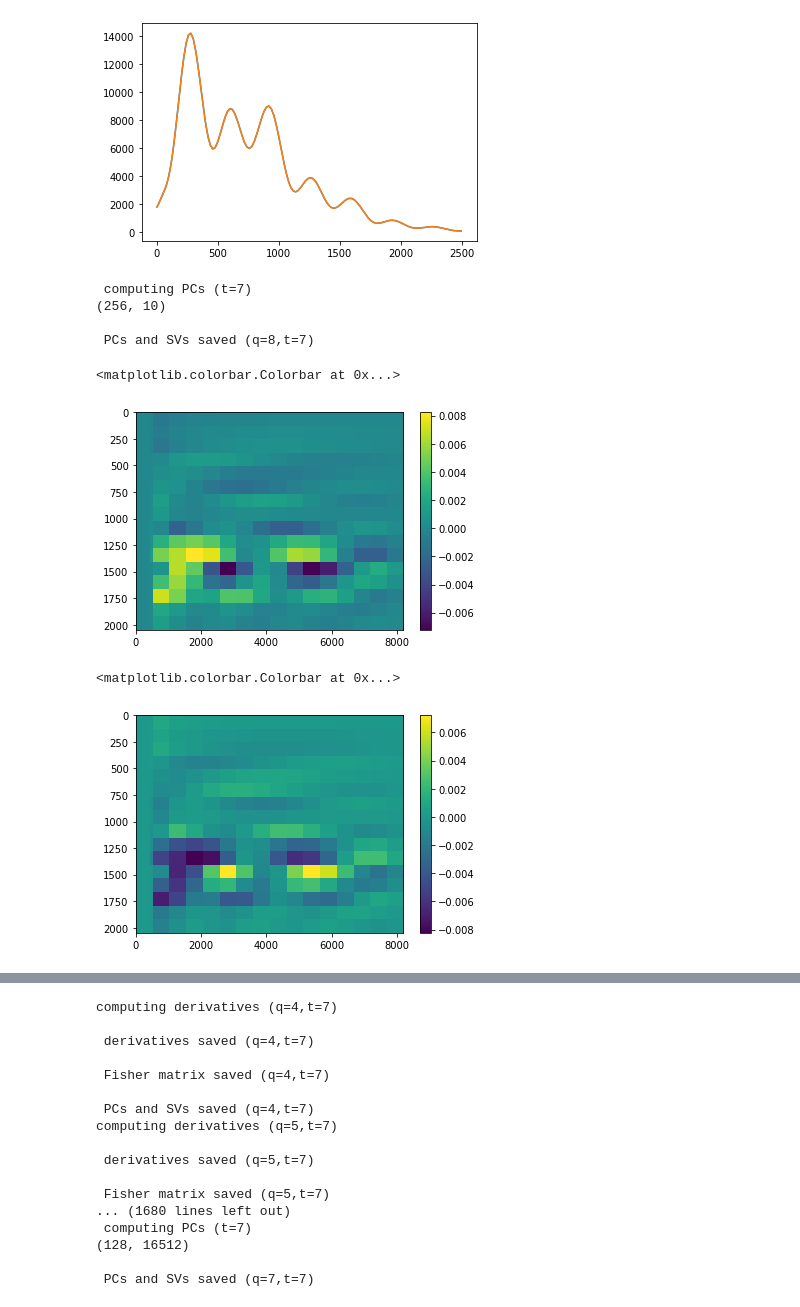
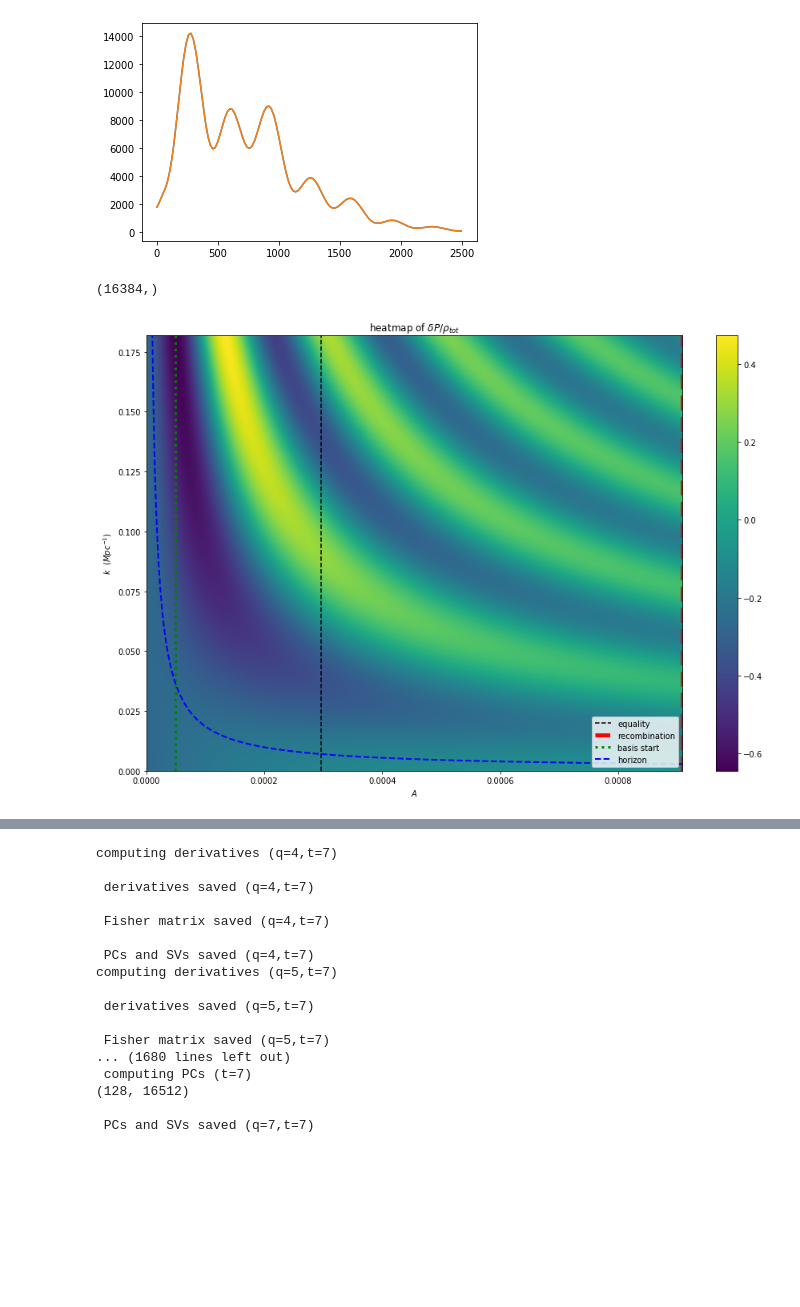
Before and after one commit to aifer4/gdm_pca, a Jupyter notebook: pca.ipynb, the cells around one changed output, grey strips where cells are left out. Cells and saved outputs as stored; diff of their text form; code cells hidden in the pictures; blank space fills up the shorter version.

```diff
--- a/pca.ipynb
+++ b/pca.ipynb
@@ -136,6 +130,39 @@ plt.plot(Cl2)
 # %% [output]
 [<matplotlib.lines.Line2D at 0x...>]
 [figure]
+# %%
+"""TEMPORARY. This code plots the pressure perturbation."""
+
+plt.figure(figsize=(15,10))
+
+a_eq = (OmegaR0/OmegaM0)
+K_Mpc = K/4400
+k_horizon = (np.pi/4)/TAU
+#TAU_Gyr = 14*TAU
+
+
+#label axes
+plt.title(r"heatmap of $\delta P/ \rho_{tot}$")
+plt.xlabel(r'$A$')
+plt.ylabel(r'$k$  $(Mpc^{-1})$')
+
+deltaP_normed = deltaN*(OmegaN/(3*(OmegaB + OmegaC + OmegaG+ OmegaN)))
+plt.imshow(deltaP_normed,extent=[0,a_rec,0,K_Mpc[-1]],
+          aspect='auto', origin='lower')
+plt.colorbar()
+
+# add some guidelines
+plt.axvline(a_eq,color = 'black',linestyle='--')
+plt.axvline(a_rec,color = 'red',linestyle='--',linewidth=5)
+plt.axvline(.00005,color = 'green',linestyle=':',linewidth=3)
+plt.plot(A[::2], k_horizon[::2]/4400, color='blue', linewidth=2, linestyle='--')
+plt.legend(['equality','recombination','basis start', 'horizon'], loc=4)
+np.shape(k_horizon)
+plt.ylim(0, K_Mpc[-1])
+np.shape(A)
+# %% [output]
+(16384,)
+[figure, added]
 # %%
 """Helper functions for cs2 PCA"""
 
@@ -296,24 +323,3 @@ def W_CS2_PCA(q, t, a0):
     pickle.dump(PC_cs2, open("output/w-cs2/cs2PC_q-"+str(q)+"_t-"+str(t)+".p", "wb"))
     pickle.dump(s, open("output/w-cs2/SV_q-"+str(q)+"_t-"+str(t)+".p", "wb"))
     print('\n','PCs and SVs saved (q='+str(q)+',t='+str(t)+')')
-# %%
-W_CS2_PCA(q=8, t=7, a0=a0_pca)
-# %% [output]
- computing PCs (t=7)
-(256, 10)
-
- PCs and SVs saved (q=8,t=7)
-# %%
-cPC = pickle.load(open("output/w-cs2/cs2PC_q-4_t-7.p", "rb"))
-plt.imshow(cPC[0].T,aspect='auto')
-plt.colorbar()
-# %% [output]
-<matplotlib.colorbar.Colorbar at 0x...>
-[figure, removed]
-# %%
-cPC = pickle.load(open("output/w-cs2/cs2PC_q-4_t-7.p", "rb"))
-plt.imshow(cPC[0].T,aspect='auto')
-plt.colorbar()
-# %% [output]
-<matplotlib.colorbar.Colorbar at 0x...>
-[figure, removed]
```
Also changed, not shown: parts of 8 cells of this notebook, 6 other files.
